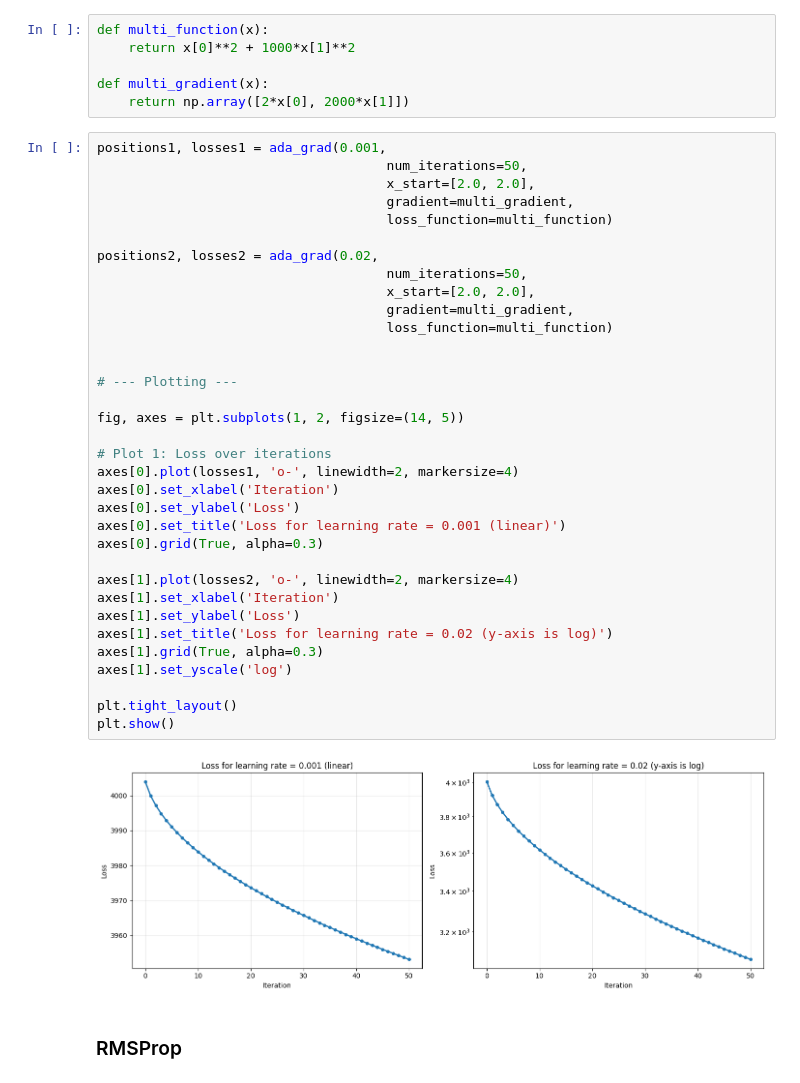
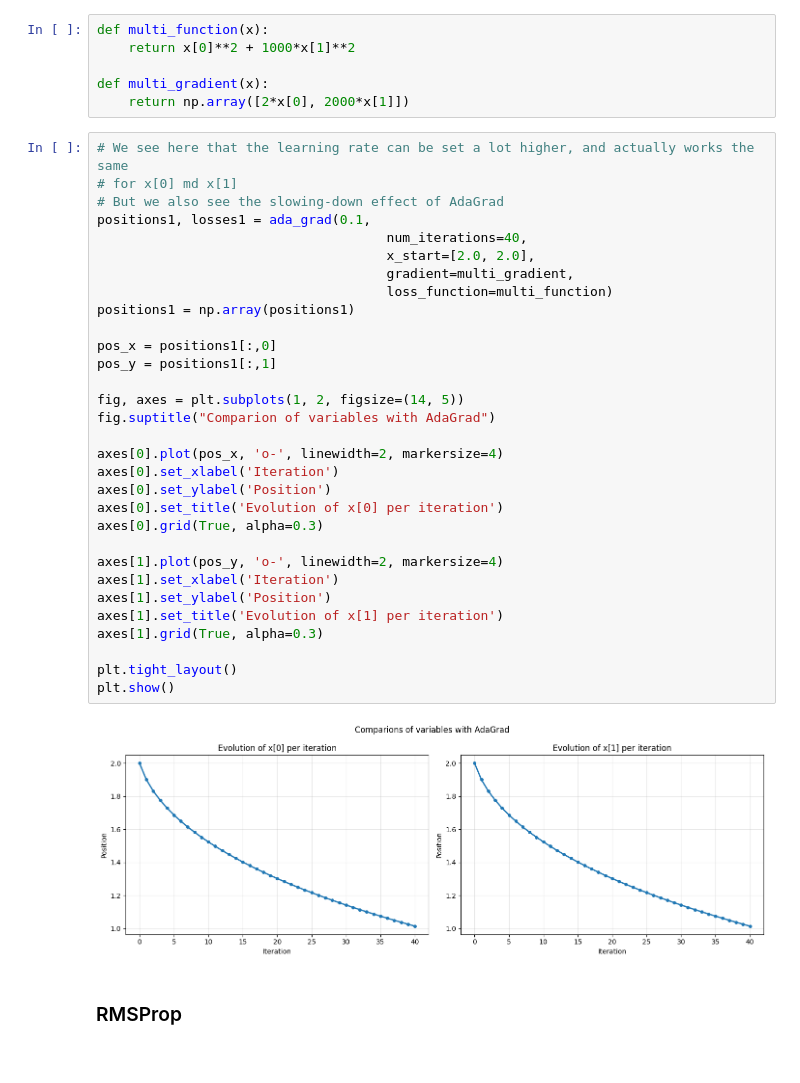
Before and after one commit to John-Popovici/ML-optimization-lecture, a Jupyter notebook: restructured_opti.ipynb, the cells around one changed output. Drawn from its saved outputs; the diff is of its cells as text.

Commit message:
Improved exampels for gradient descent, adagrad and rmsprop

```diff
--- a/restructured_opti.ipynb
+++ b/restructured_opti.ipynb
@@ -397,41 +406,38 @@ def multi_function(x):
 def multi_gradient(x):
     return np.array([2*x[0], 2000*x[1]])
 # %%
-positions1, losses1 = ada_grad(0.001,
-                                     num_iterations=50,
+# We see here that the learning rate can be set a lot higher, and actually works the same
+# for x[0] md x[1]
+# But we also see the slowing-down effect of AdaGrad
+positions1, losses1 = ada_grad(0.1,
+                                     num_iterations=40,
                                      x_start=[2.0, 2.0],
                                      gradient=multi_gradient,
                                      loss_function=multi_function)
+positions1 = np.array(positions1)
 
-positions2, losses2 = ada_grad(0.02,
-                                     num_iterations=50,
-                                     x_start=[2.0, 2.0],
-                                     gradient=multi_gradient,
-                                     loss_function=multi_function)
-
-
-# --- Plotting ---
+pos_x = positions1[:,0]
+pos_y = positions1[:,1]
 
 fig, axes = plt.subplots(1, 2, figsize=(14, 5))
+fig.suptitle("Comparion of variables with AdaGrad")
 
-# Plot 1: Loss over iterations
-axes[0].plot(losses1, 'o-', linewidth=2, markersize=4)
+axes[0].plot(pos_x, 'o-', linewidth=2, markersize=4)
 axes[0].set_xlabel('Iteration')
-axes[0].set_ylabel('Loss')
-axes[0].set_title('Loss for learning rate = 0.001 (linear)')
+axes[0].set_ylabel('Position')
+axes[0].set_title('Evolution of x[0] per iteration')
 axes[0].grid(True, alpha=0.3)
 
-axes[1].plot(losses2, 'o-', linewidth=2, markersize=4)
+axes[1].plot(pos_y, 'o-', linewidth=2, markersize=4)
 axes[1].set_xlabel('Iteration')
-axes[1].set_ylabel('Loss')
-axes[1].set_title('Loss for learning rate = 0.02 (y-axis is log)')
+axes[1].set_ylabel('Position')
+axes[1].set_title('Evolution of x[1] per iteration')
 axes[1].grid(True, alpha=0.3)
-axes[1].set_yscale('log')
 
 plt.tight_layout()
 plt.show()
 # %% [output]
-[figure, old version]
+[figure, new version]
 # %% [markdown]
 ### RMSProp
 # %% [markdown]
```
Also changed, not shown: parts of 7 cells of this notebook.
